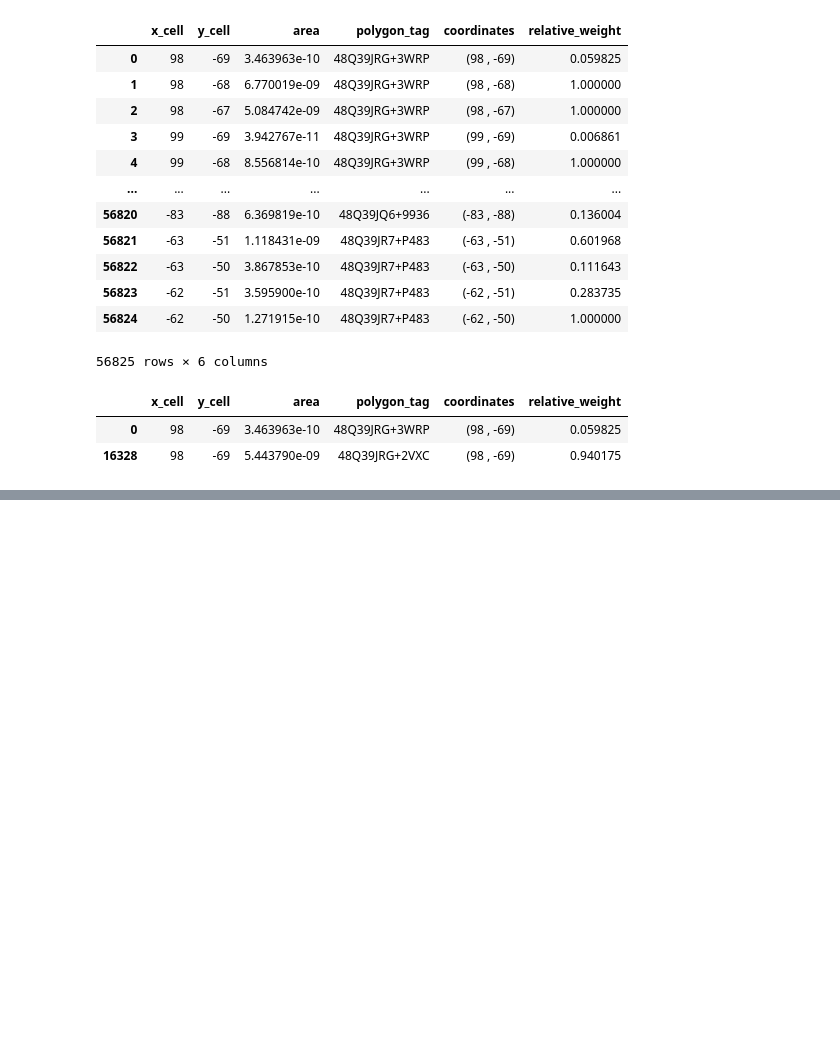
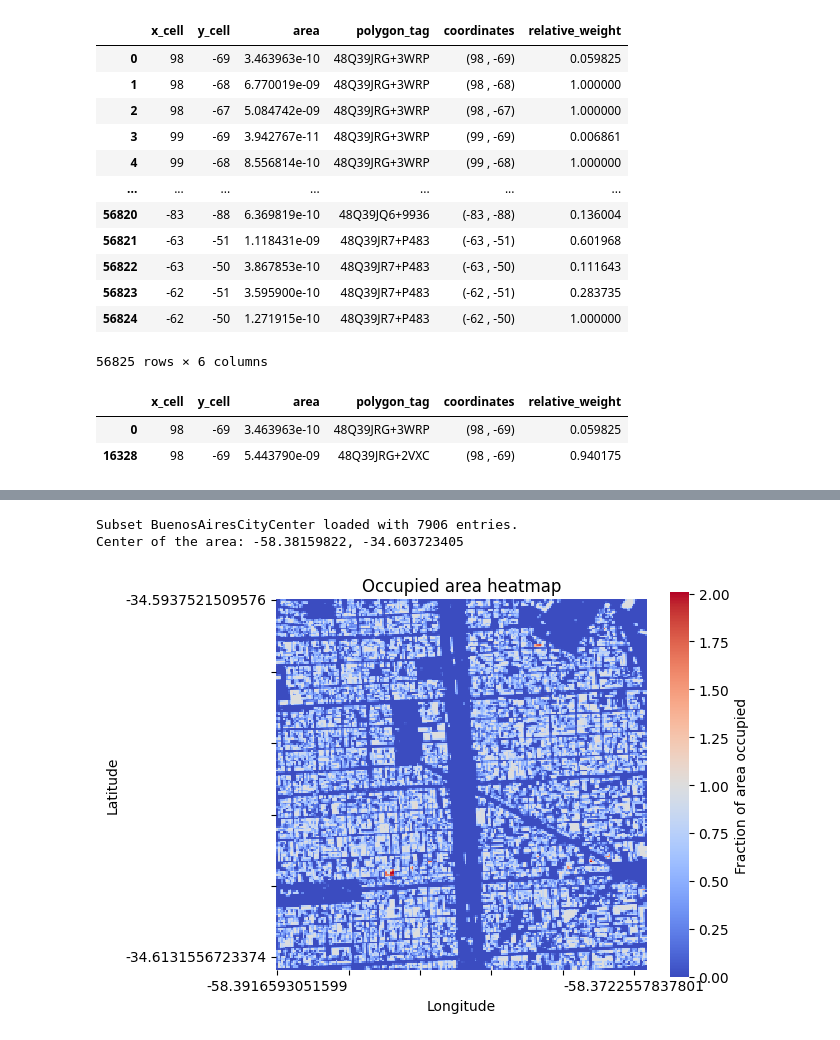
Before and after one commit to IonatanPerez/TECHO-IdeATLAS, a Jupyter notebook: 2-Processing.ipynb, the cells around one changed output, grey strips where cells are left out. Drawn from its saved outputs; the diff is of its cells as text; code cells hidden in the pictures; blank space fills up the shorter version.

```diff
--- a/2-Processing.ipynb
+++ b/2-Processing.ipynb
@@ -436,4 +422,4 @@ intersections[(intersections["x_cell"] == 98) & (intersections["y_cell"] == -69)
 | 16328 | 98 | -69 | 5.443790e-09 | 48Q39JRG+2VXC | (98 , -69) | 0.940175 |
 # %%
 # We will rename the columns of the intersections dataframe to make it easier to work with the actual tools codes
-intersections = intersections.rename(columns={"x_cell": "cell_long_pos", "y_cell": "cell_lat_pos", "polygon_tag": "polygon_tag", "area": "area", "relative_weight": "relative_weight", "coordinates": "coordinates"})
+intersections = intersections.rename(columns={"x_cell": "cell_long_pos", "y_cell": "cell_lat_pos", "polygon_tag": "polygon_tag", "area": "area", "relative_weight": "fraction_over_buildings_in_cell", "coordinates": "coordinates"})
@@ -439,0 +430,17 @@ intersections = intersections.rename(columns={"x_cell": "cell_long_pos", "y_cell
+# %%
+REGION = "BuenosAiresCityCenter"
+
+subset = tools.load_subset(REGION)
+subset = tools.convert_to_gpd(subset)
+subset.plot() # This could take a while for big subsets.
+long_area_center, lat_area_center = tools.get_area_center(subset)
+print(f"Center of the area: {long_area_center}, {lat_area_center}")
+subset = tools.add_derivate_columns(subset)
+poly_grid = tools.create_grid(subset)
+subset = tools.add_overlapping_cells(subset, poly_grid)
+assert (subset["overlapping"].apply(lambda x: len(x)) == 0).sum() == 0, "There are buildings that are not in any cell"
+tools.plot_occupied_area_heatmap(intersections, lat_area_center=lat_area_center, long_area_center=long_area_center, save_as="test.png")
+# %% [output]
+Subset BuenosAiresCityCenter loaded with 7906 entries.
+Center of the area: -58.38159822, -34.603723405
+[figure, added]
```
Also changed, not shown: parts of 8 cells of this notebook, 3 other files.
